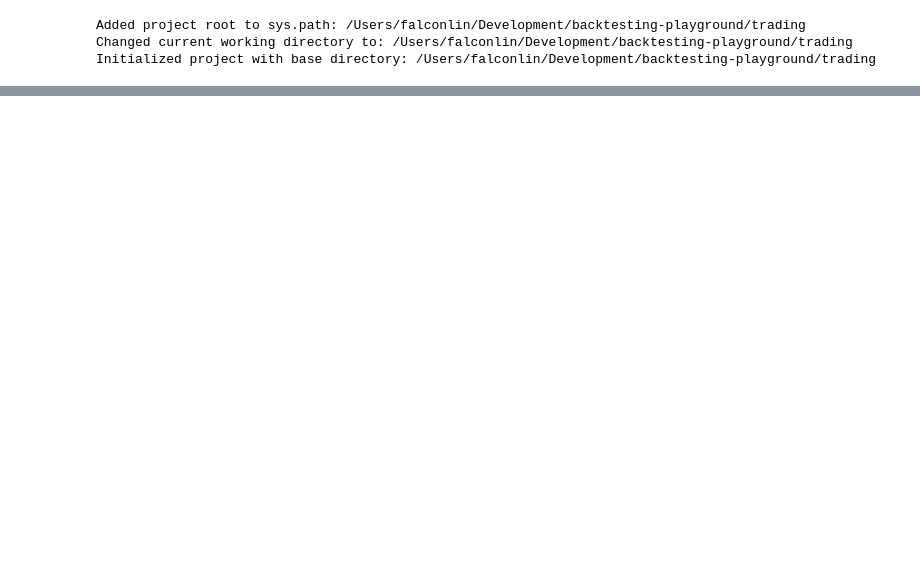
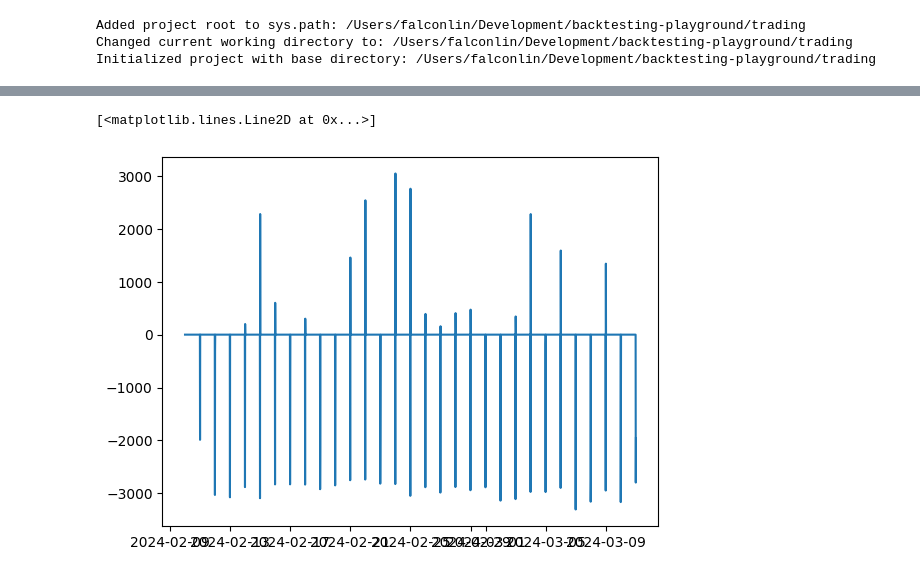
Before and after one commit to falcon-lin-development/trading, a Jupyter notebook: nb/backtesting.ipynb, the cells around one changed output, grey strips where cells are left out. Saved outputs shown, nothing was run; the diff lists cells and outputs as text; code cells hidden in the pictures; blank space fills up the shorter version.

```diff
--- a/nb/backtesting.ipynb
+++ b/nb/backtesting.ipynb
@@ -60,0 +77,5 @@ Best Balance: 100.53164958664536 Worst Balance: 100.53164958664536 Close Balance
+# %%
+plt.plot(results_df["timestamp"], results_df["return"])
+# %% [output]
+[<matplotlib.lines.Line2D at 0x...>]
+[figure, added]
```
Also changed, not shown: parts of 4 cells of this notebook, 3 other files.
